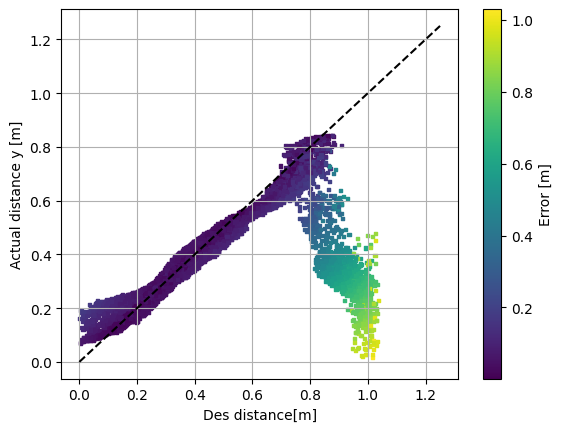
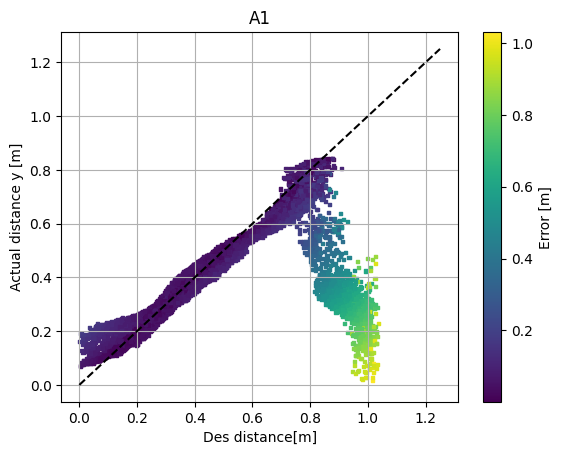
The notebook cell's code change between the first figure and the second:
--- before
+++ after
@@ -2,4 +2,5 @@
 plt.scatter(des_dist,actual_dist, np.full(des[: , 1].shape,5), marker='s', c=err, alpha=1)
 plt.plot([0.0,1.25],[0.0,1.25], '--', color="black")
+plt.title("A1")
 plt.colorbar(label="Error [m]")
 plt.xlabel("Des distance[m]")

Commit: tuned solo (still not works)